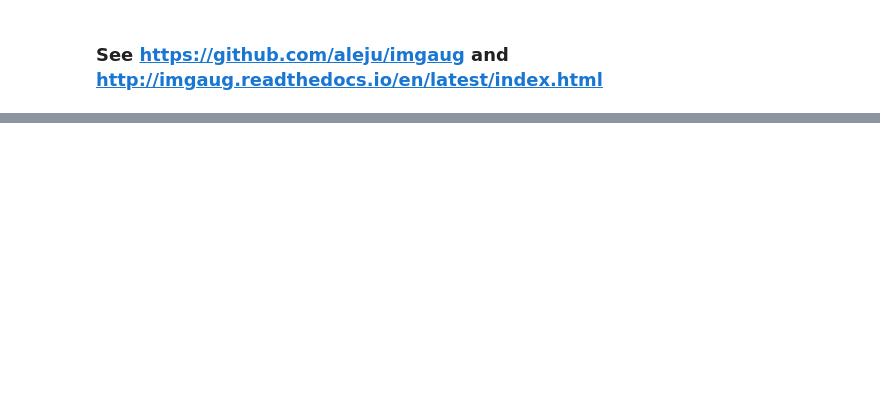
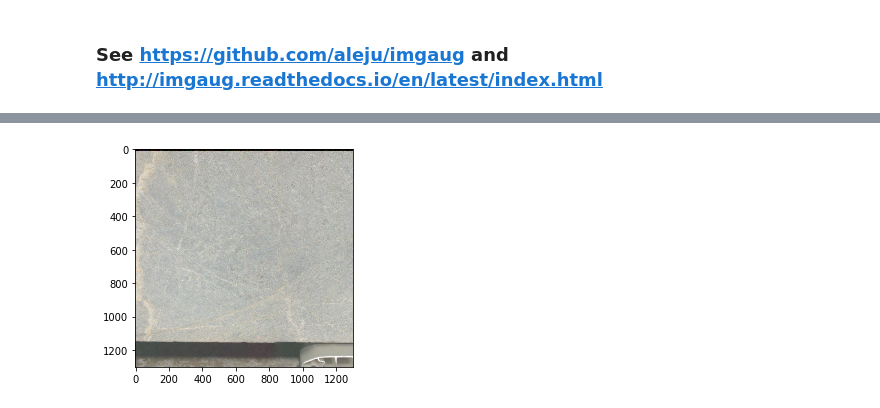
Before and after one commit to DiUS/MaskRCNN-utils, a Jupyter notebook: augmentation.ipynb, the cells around one changed output, grey strips where cells are left out. Cells and saved outputs as stored; diff of their text form; code cells hidden in the pictures; blank space fills up the shorter version.

```diff
--- a/augmentation.ipynb
+++ b/augmentation.ipynb
@@ -139,0 +37,5 @@ _ = plt.imshow(image)
+# %%
+image = imageio.imread('/data/augmented-vein-data/8-jun/images/NC548_0239_03_inst_3_seg_1_orig.png')
+_ = plt.imshow(image)
+# %% [output]
+[figure, added]
```
Also changed, not shown: parts of 19 cells of this notebook, 1 other file.
